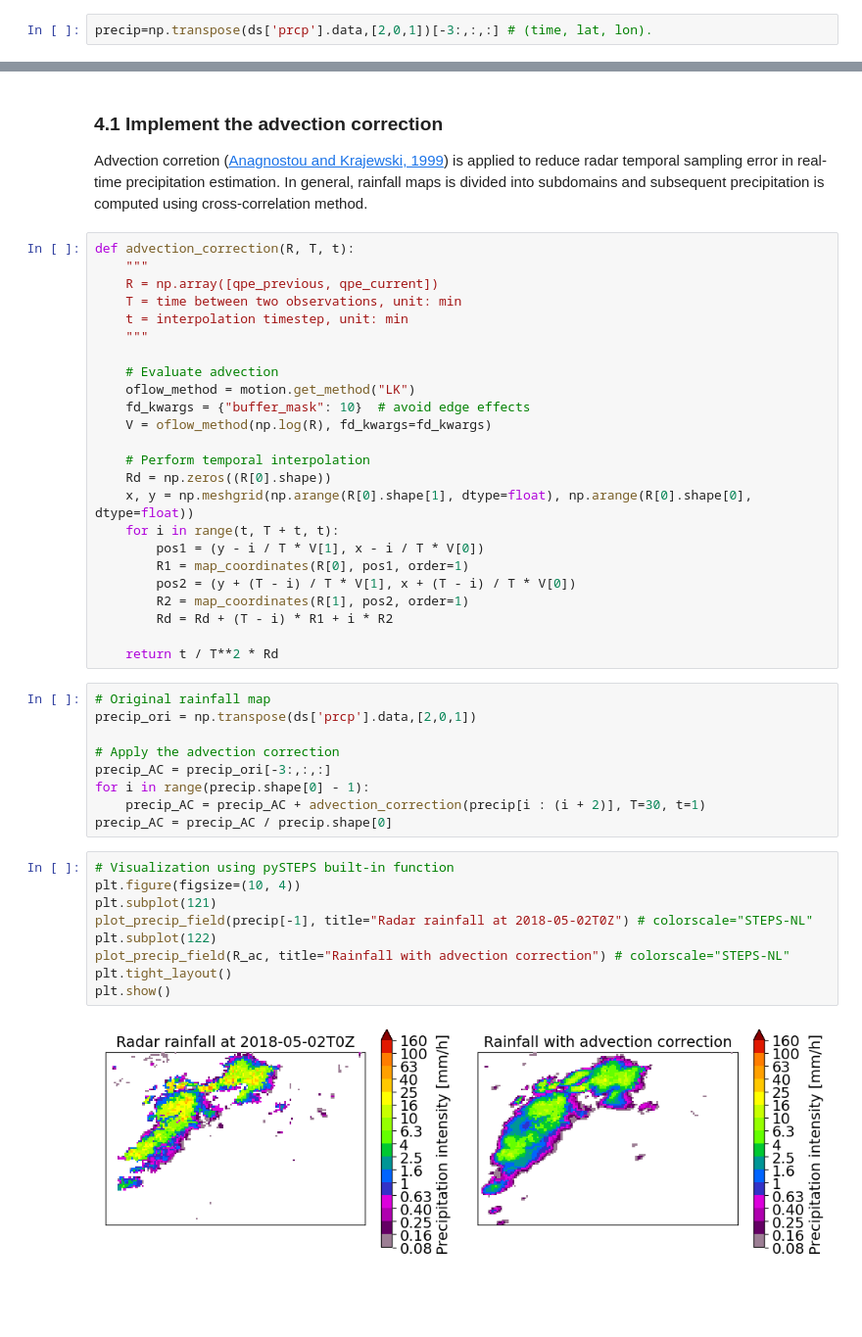
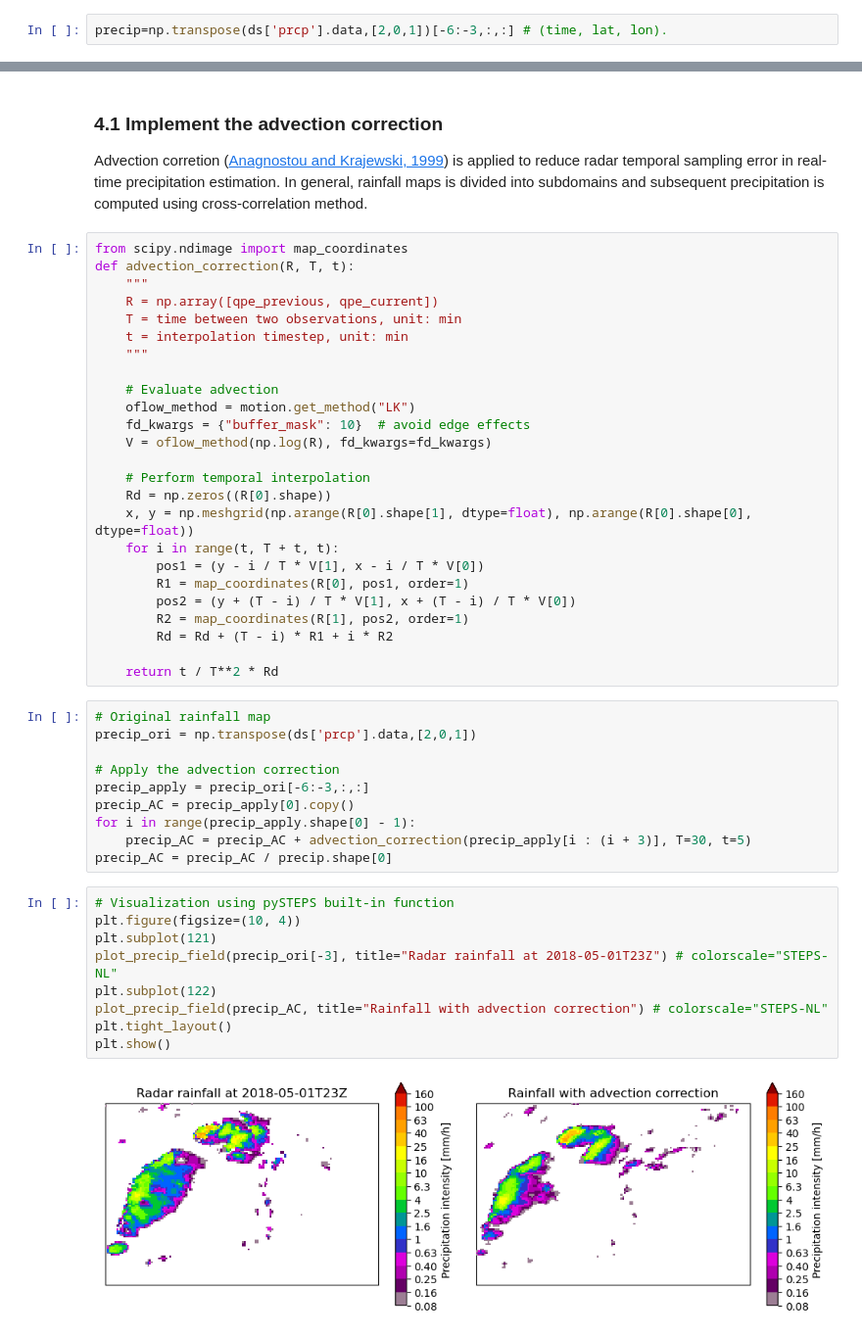
Before and after one commit to KaidiWisc/AOSMiniT, a Jupyter notebook: Pysteps/pystepsT.ipynb, the cells around one changed output, grey strips where cells are left out. Shown: that part at 98% size. Drawn from its saved outputs; the diff is of its cells as text; blank space fills up the shorter version.

```diff
--- a/Pysteps/pystepsT.ipynb
+++ b/Pysteps/pystepsT.ipynb
@@ -114,7 +117,7 @@ Alpha will change how smooth our predicted precip. field be.
 # %% [markdown]
 The nonparametric approach shown here allows generating perturbation fields with anisotropic structures, but it also requires a larger sample size and is sensitive to the quality of the input data.
 # %%
-precip=np.transpose(ds['prcp'].data,[2,0,1])[-3:,:,:] # (time, lat, lon).
+precip=np.transpose(ds['prcp'].data,[2,0,1])[-6:-3,:,:] # (time, lat, lon).
 # %%
 seed = 1
 num = 3
@@ -246,6 +249,7 @@ In this part, we will make a short-term forecast using Lagrangian extrapolation
 
 Advection corretion ([Anagnostou and Krajewski, 1999](https://journals.ametsoc.org/view/journals/atot/16/2/1520-0426_1999_016_0189_rtrrep_2_0_co_2.xml?tab_body=fulltext-display)) is applied to reduce radar temporal sampling error in real-time precipitation estimation. In general, rainfall maps is divided into subdomains and subsequent precipitation is computed using cross-correlation method.
 # %%
+from scipy.ndimage import map_coordinates
 def advection_correction(R, T, t):
     """
     R = np.array([qpe_previous, qpe_current])
@@ -274,20 +278,21 @@ def advection_correction(R, T, t):
 precip_ori = np.transpose(ds['prcp'].data,[2,0,1])
 
 # Apply the advection correction
-precip_AC = precip_ori[-3:,:,:]
-for i in range(precip.shape[0] - 1):
-    precip_AC = precip_AC + advection_correction(precip[i : (i + 2)], T=30, t=1)
+precip_apply = precip_ori[-6:-3,:,:]
+precip_AC = precip_apply[0].copy()
+for i in range(precip_apply.shape[0] - 1):
+    precip_AC = precip_AC + advection_correction(precip_apply[i : (i + 3)], T=30, t=5)
 precip_AC = precip_AC / precip.shape[0]
 # %%
 # Visualization using pySTEPS built-in function
 plt.figure(figsize=(10, 4))
 plt.subplot(121)
-plot_precip_field(precip[-1], title="Radar rainfall at 2018-05-02T0Z") # colorscale="STEPS-NL"
+plot_precip_field(precip_ori[-3], title="Radar rainfall at 2018-05-01T23Z") # colorscale="STEPS-NL"
 plt.subplot(122)
-plot_precip_field(R_ac, title="Rainfall with advection correction") # colorscale="STEPS-NL"
+plot_precip_field(precip_AC, title="Rainfall with advection correction") # colorscale="STEPS-NL"
 plt.tight_layout()
 plt.show()
 # %% [output]
-[figure, old version]
+[figure, new version]
 # %% [markdown]
 ### 4.2 Produce an extrapolation forecast
```
Also changed, not shown: parts of 20 cells of this notebook.
